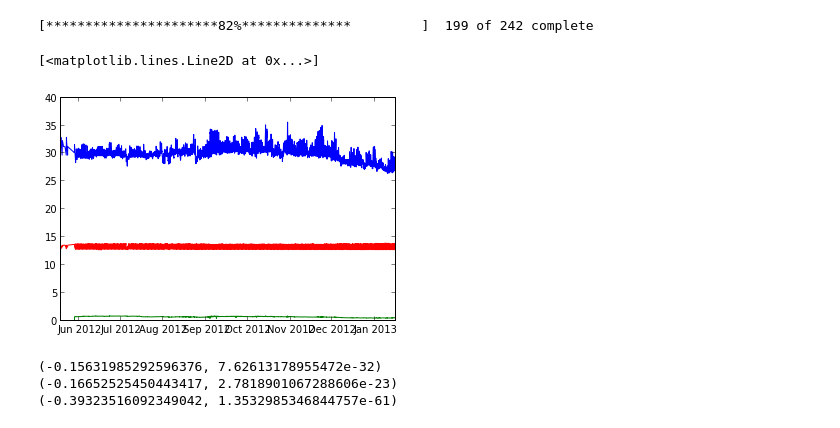
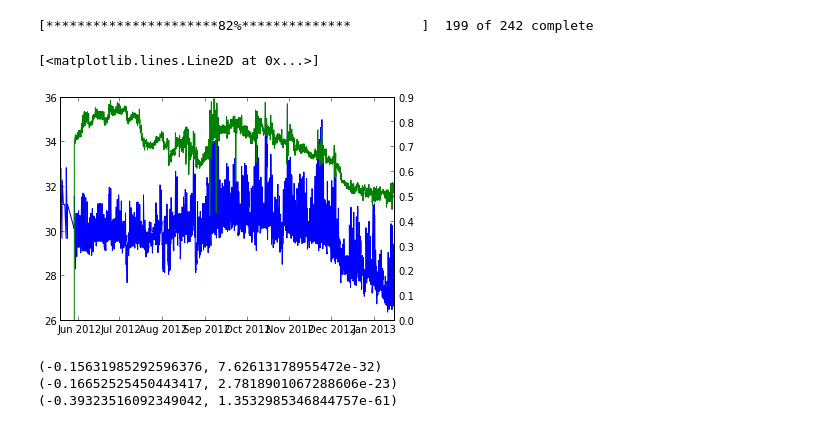
Before and after one commit to betodealmeida/notebooks, a Jupyter notebook: solar_panel/Solar panel decay.ipynb, the cells around one changed output. Cells and saved outputs as stored; diff of their text form; code cells hidden in the pictures.

```diff
--- a/solar_panel/Solar panel decay.ipynb
+++ b/solar_panel/Solar panel decay.ipynb
@@ -135,14 +135,15 @@ cond2 = cond[valid]
 batt2 = batt[valid]
 # %%
 fig = pylab.figure()
-ax = fig.gca()
+ax1 = fig.gca()
+ax2 = ax1.twinx()
 
-ax.plot_date(time2, temp2, 'b-')
-ax.plot_date(time2, cond2, 'g-')
-ax.plot_date(time2, batt2, 'r-')
+ax1.plot_date(time2, temp2, 'b-')
+ax2.plot_date(time2, cond2, 'g-')
+#ax.plot_date(time2, batt2, 'r-')
 # %% [output]
 [<matplotlib.lines.Line2D at 0x...>]
-[figure, old version]
+[figure, new version]
 # %%
 # calculate the charging/discharging
 dbatt = batt2[1:] - batt2[:-1]
```
Also changed, not shown: parts of 2 cells of this notebook.
